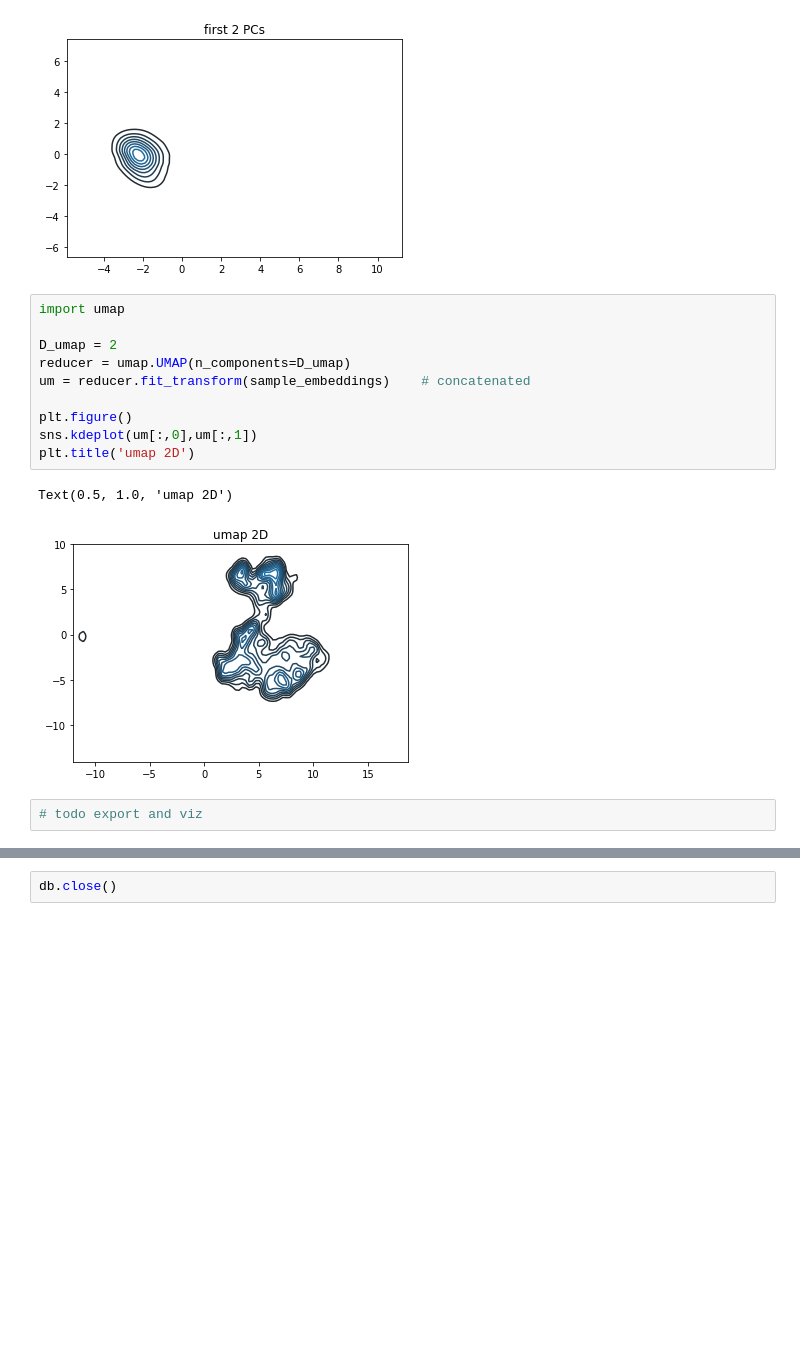
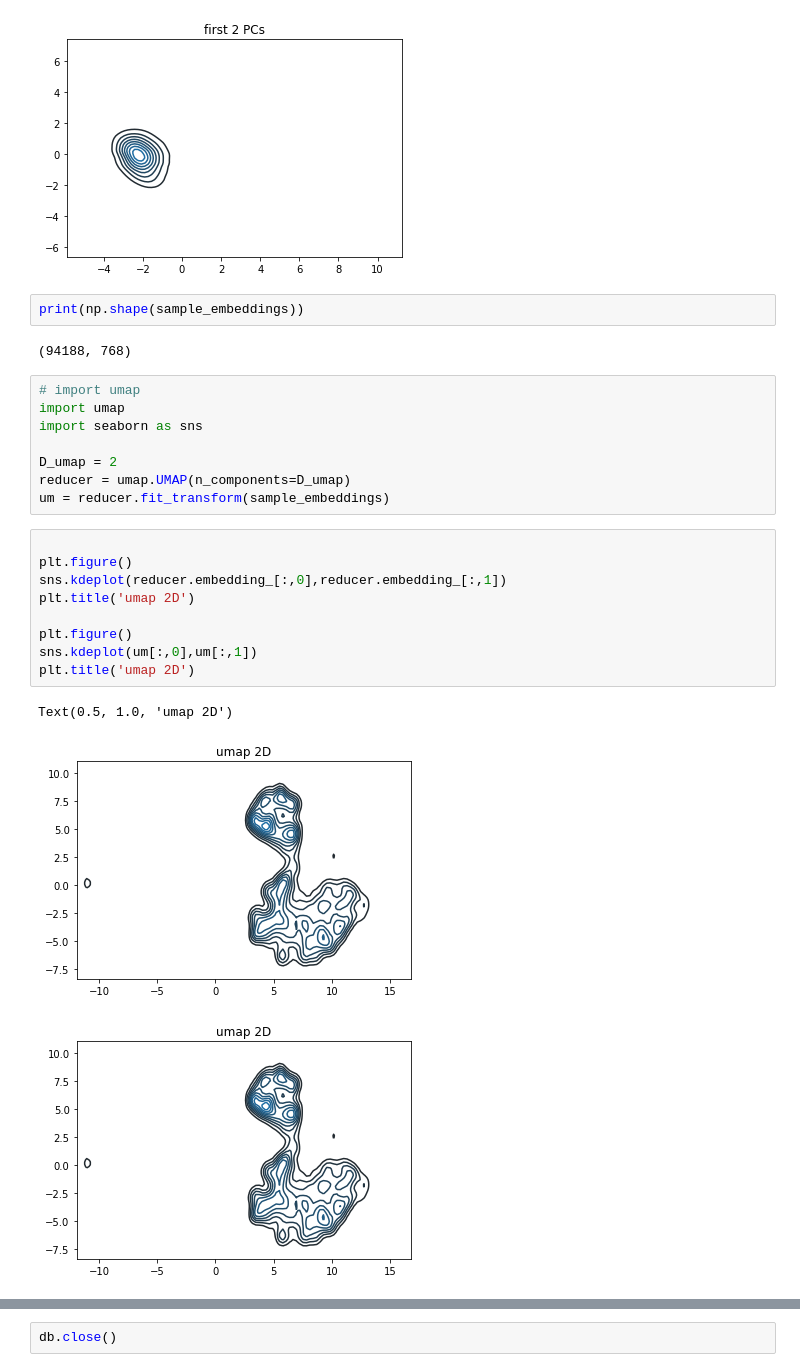
Before and after one commit to brendanchambers/attention_wildfires, a Jupyter notebook: research_dynamics/dynamics_v1/develop_samples/prototype_mass_pca.ipynb, the cells around one changed output, grey strips where cells are left out. Cells and saved outputs as stored; diff of their text form; blank space fills up the shorter version.

Commit message:
umap transform application

```diff
--- a/research_dynamics/dynamics_v1/develop_samples/prototype_mass_pca.ipynb
+++ b/research_dynamics/dynamics_v1/develop_samples/prototype_mass_pca.ipynb
@@ -123,18 +126,28 @@ plt.title('first 2 PCs')
 # %% [output]
 Text(0.5, 1.0, 'first 2 PCs')
 [figure]
+# %%
+print(np.shape(sample_embeddings))
+# %% [output]
+(94188, 768)
 # %%
+# import umap
 import umap
+import seaborn as sns
 
 D_umap = 2
 reducer = umap.UMAP(n_components=D_umap)
-um = reducer.fit_transform(sample_embeddings)    # concatenated
-
-plt.figure()
-sns.kdeplot(um[:,0],um[:,1])
-plt.title('umap 2D')
+um = reducer.fit_transform(sample_embeddings)
-# %% [output]
-Text(0.5, 1.0, 'umap 2D')
-[figure, removed]
-# %%
-# todo export and viz
+# %%
+
+plt.figure()
+sns.kdeplot(reducer.embedding_[:,0],reducer.embedding_[:,1])
+plt.title('umap 2D')
+
+plt.figure()
+sns.kdeplot(um[:,0],um[:,1])
+plt.title('umap 2D')
+# %% [output]
+Text(0.5, 1.0, 'umap 2D')
+[figure, added]
+[figure, added]
```
Also changed, not shown: parts of 7 cells of this notebook, 2 other files.
